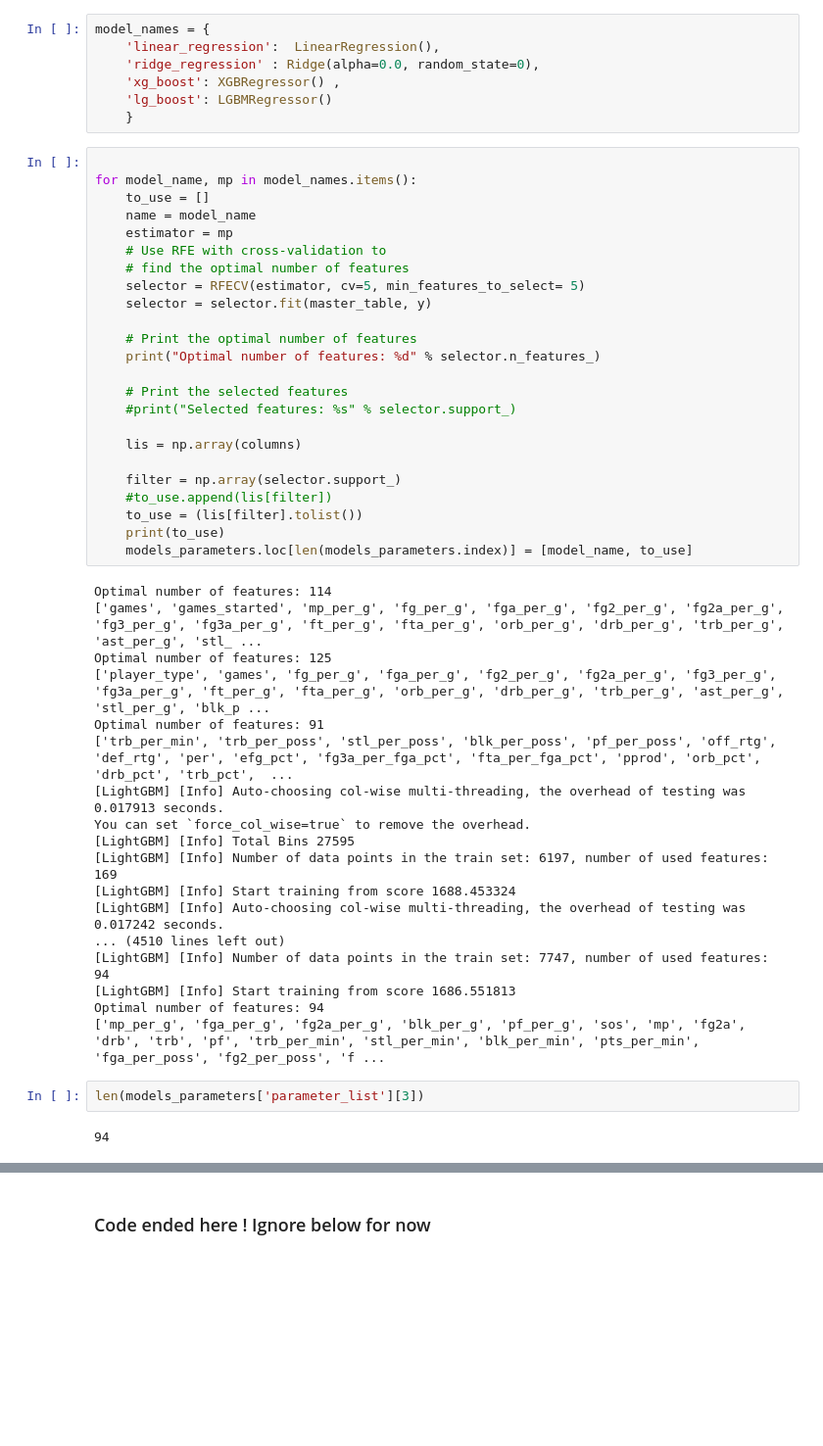
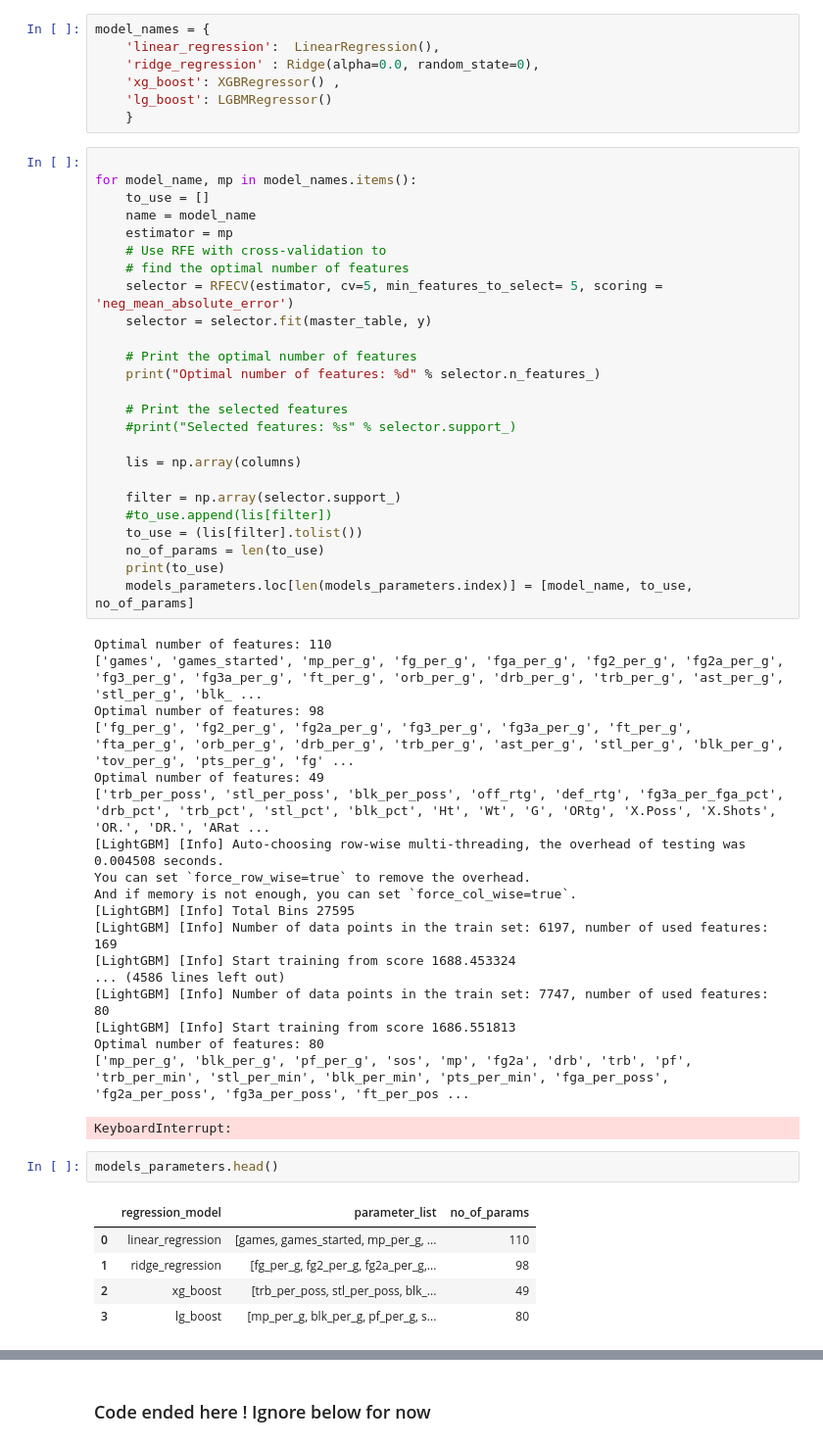
Before and after one commit to zainhoda1/Capstone-project, a Jupyter notebook: Analysis files/Zain/primary/Choosing Parameters - Defense.ipynb, the cells around one changed output, grey strips where cells are left out. Shown at 98% size. Saved outputs shown, nothing was run; the diff lists cells and outputs as text; blank space fills up the shorter version.

```diff
--- a/Analysis files/Zain/primary/Choosing Parameters - Defense.ipynb
+++ b/Analysis files/Zain/primary/Choosing Parameters - Defense.ipynb
@@ -166,7 +162,7 @@ for model_name, mp in model_names.items():
     estimator = mp
     # Use RFE with cross-validation to
     # find the optimal number of features
-    selector = RFECV(estimator, cv=5, min_features_to_select= 5)
+    selector = RFECV(estimator, cv=5, min_features_to_select= 5, scoring = 'neg_mean_absolute_error')
     selector = selector.fit(master_table, y)
 
     # Print the optimal number of features
@@ -180,28 +176,34 @@ for model_name, mp in model_names.items():
     filter = np.array(selector.support_)
     #to_use.append(lis[filter])
     to_use = (lis[filter].tolist())
+    no_of_params = len(to_use)
     print(to_use)
-    models_parameters.loc[len(models_parameters.index)] = [model_name, to_use]
+    models_parameters.loc[len(models_parameters.index)] = [model_name, to_use, no_of_params]
 # %% [output]
-Optimal number of features: 114
-['games', 'games_started', 'mp_per_g', 'fg_per_g', 'fga_per_g', 'fg2_per_g', 'fg2a_per_g', 'fg3_per_g', 'fg3a_per_g', 'ft_per_g', 'fta_per_g', 'orb_per_g', 'drb_per_g', 'trb_per_g', 'ast_per_g', 'stl_ ...
-Optimal number of features: 125
-['player_type', 'games', 'fg_per_g', 'fga_per_g', 'fg2_per_g', 'fg2a_per_g', 'fg3_per_g', 'fg3a_per_g', 'ft_per_g', 'fta_per_g', 'orb_per_g', 'drb_per_g', 'trb_per_g', 'ast_per_g', 'stl_per_g', 'blk_p ...
-Optimal number of features: 91
-['trb_per_min', 'trb_per_poss', 'stl_per_poss', 'blk_per_poss', 'pf_per_poss', 'off_rtg', 'def_rtg', 'per', 'efg_pct', 'fg3a_per_fga_pct', 'fta_per_fga_pct', 'pprod', 'orb_pct', 'drb_pct', 'trb_pct',  ...
-[LightGBM] [Info] Auto-choosing col-wise multi-threading, the overhead of testing was 0.017913 seconds.
-You can set `force_col_wise=true` to remove the overhead.
+Optimal number of features: 110
+['games', 'games_started', 'mp_per_g', 'fg_per_g', 'fga_per_g', 'fg2_per_g', 'fg2a_per_g', 'fg3_per_g', 'fg3a_per_g', 'ft_per_g', 'orb_per_g', 'drb_per_g', 'trb_per_g', 'ast_per_g', 'stl_per_g', 'blk_ ...
+Optimal number of features: 98
+['fg_per_g', 'fg2_per_g', 'fg2a_per_g', 'fg3_per_g', 'fg3a_per_g', 'ft_per_g', 'fta_per_g', 'orb_per_g', 'drb_per_g', 'trb_per_g', 'ast_per_g', 'stl_per_g', 'blk_per_g', 'tov_per_g', 'pts_per_g', 'fg' ...
+Optimal number of features: 49
+['trb_per_poss', 'stl_per_poss', 'blk_per_poss', 'off_rtg', 'def_rtg', 'fg3a_per_fga_pct', 'drb_pct', 'trb_pct', 'stl_pct', 'blk_pct', 'Ht', 'Wt', 'G', 'ORtg', 'X.Poss', 'X.Shots', 'OR.', 'DR.', 'ARat ...
+[LightGBM] [Info] Auto-choosing row-wise multi-threading, the overhead of testing was 0.004508 seconds.
+You can set `force_row_wise=true` to remove the overhead.
+And if memory is not enough, you can set `force_col_wise=true`.
 [LightGBM] [Info] Total Bins 27595
 [LightGBM] [Info] Number of data points in the train set: 6197, number of used features: 169
 [LightGBM] [Info] Start training from score 1688.453324
-[LightGBM] [Info] Auto-choosing col-wise multi-threading, the overhead of testing was 0.017242 seconds.
-... (4510 lines left out)
-[LightGBM] [Info] Number of data points in the train set: 7747, number of used features: 94
+... (4586 lines left out)
+[LightGBM] [Info] Number of data points in the train set: 7747, number of used features: 80
 [LightGBM] [Info] Start training from score 1686.551813
-Optimal number of features: 94
-['mp_per_g', 'fga_per_g', 'fg2a_per_g', 'blk_per_g', 'pf_per_g', 'sos', 'mp', 'fg2a', 'drb', 'trb', 'pf', 'trb_per_min', 'stl_per_min', 'blk_per_min', 'pts_per_min', 'fga_per_poss', 'fg2_per_poss', 'f ...
+Optimal number of features: 80
+['mp_per_g', 'blk_per_g', 'pf_per_g', 'sos', 'mp', 'fg2a', 'drb', 'trb', 'pf', 'trb_per_min', 'stl_per_min', 'blk_per_min', 'pts_per_min', 'fga_per_poss', 'fg2a_per_poss', 'fg3a_per_poss', 'ft_per_pos ...
+KeyboardInterrupt:
-# %%
-len(models_parameters['parameter_list'][3])
-# %% [output]
-94
+# %%
+models_parameters.head()
+# %% [output]
+|  | regression_model | parameter_list | no_of_params |
+| 0 | linear_regression | [games, games_started, mp_per_g, ... | 110 |
+| 1 | ridge_regression | [fg_per_g, fg2_per_g, fg2a_per_g,... | 98 |
+| 2 | xg_boost | [trb_per_poss, stl_per_poss, blk_... | 49 |
+| 3 | lg_boost | [mp_per_g, blk_per_g, pf_per_g, s... | 80 |
 # %%
```
Also changed, not shown: parts of 35 cells of this notebook, 16 other files.
